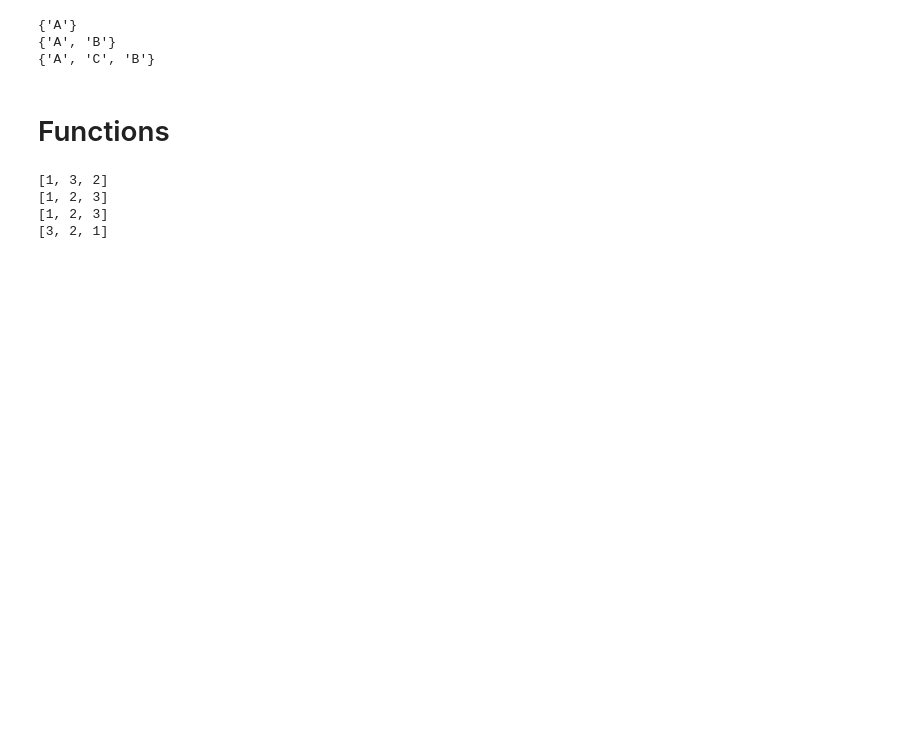
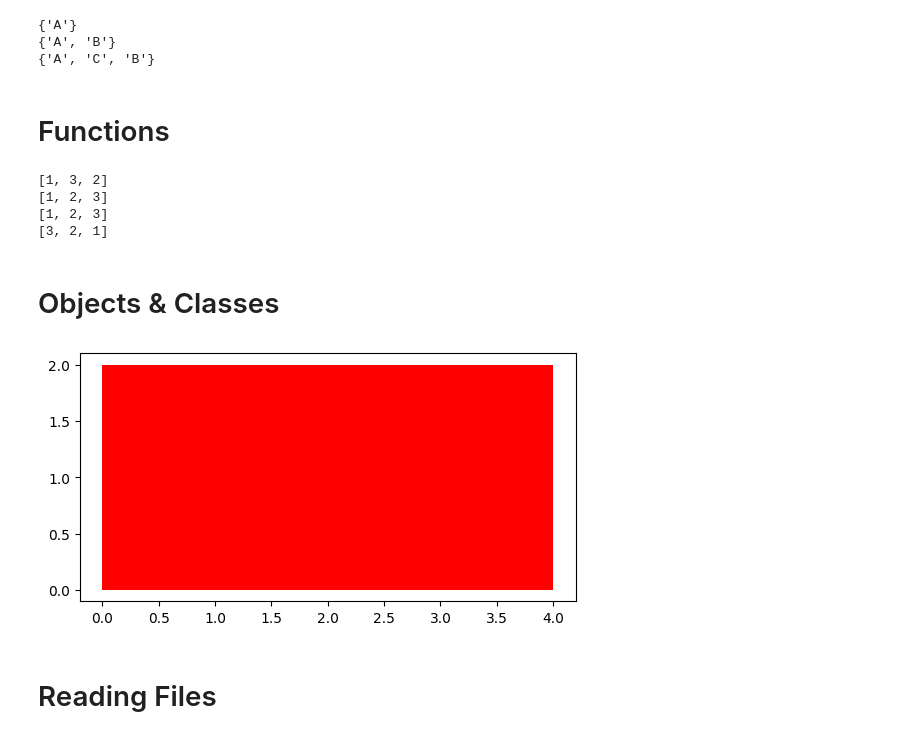
Before and after one commit to sankarramamurthy/Python-Practice, a Jupyter notebook: PythonForDS.ipynb, the cells around one changed output. Saved outputs shown, nothing was run; the diff lists cells and outputs as text; code cells hidden in the pictures; blank space fills up the shorter version.

```diff
--- a/PythonForDS.ipynb
+++ b/PythonForDS.ipynb
@@ -148,3 +148,34 @@ print(L1)
 [1, 2, 3]
 [1, 2, 3]
 [3, 2, 1]
+# %% [markdown]
+# Objects & Classes
+# %%
+import matplotlib.pyplot as plt
+%matplotlib inline
+# Create a class called Rectangle
+class Rectangle(object):
+  #Constructor
+  def __init__(self, height=1, width=2, colour="white"):
+    self.height = height;
+    self.width = width;
+    self.colour = colour;
+
+  #Method 1
+  def add_height(self, h):
+    self.height += h
+
+  #Method 2
+  def draw_rectangle(self):
+    plt.gca().add_patch(plt.Rectangle((0,0), height=self.height, width=self.width, fc=self.colour))
+    plt.axis('scaled')
+    plt.show()
+# %%
+#Create an instance of Rectangle
+RedRectangle = Rectangle(2, 4, 'Red')
+dir(Rectangle)
+RedRectangle.draw_rectangle()
+# %% [output]
+[figure, added]
+# %% [markdown]
+# Reading Files
```
Also changed, not shown: parts of 11 cells of this notebook.
